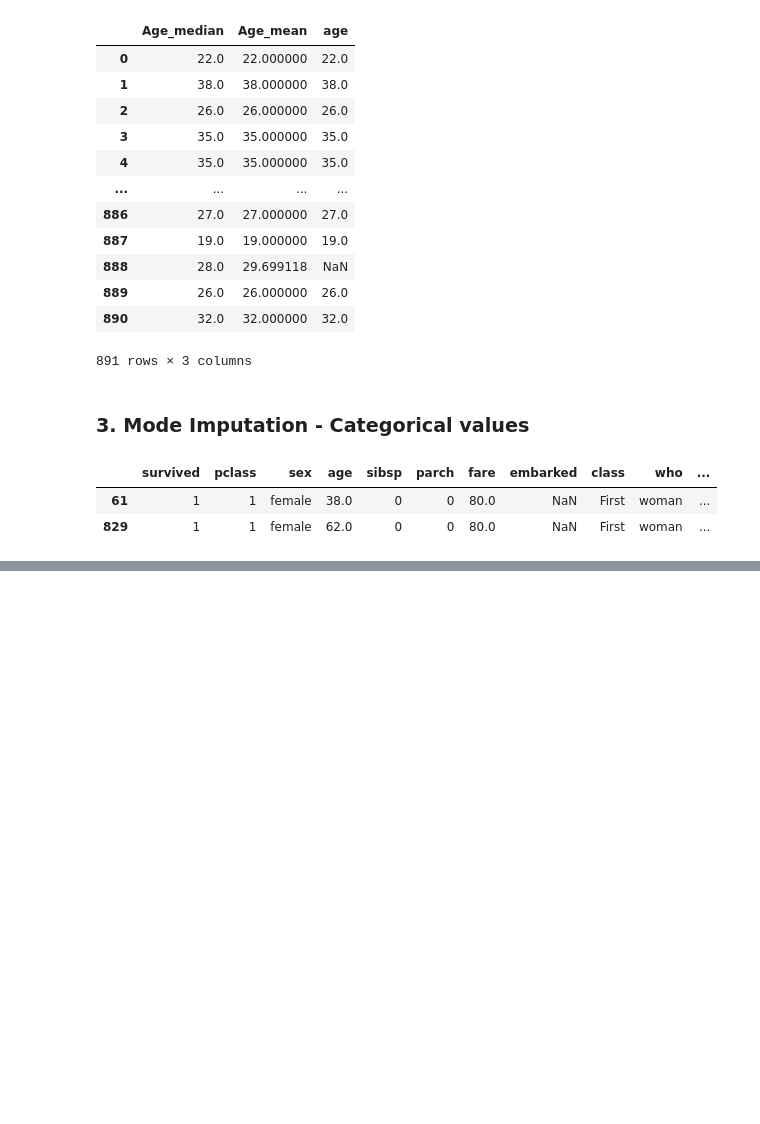
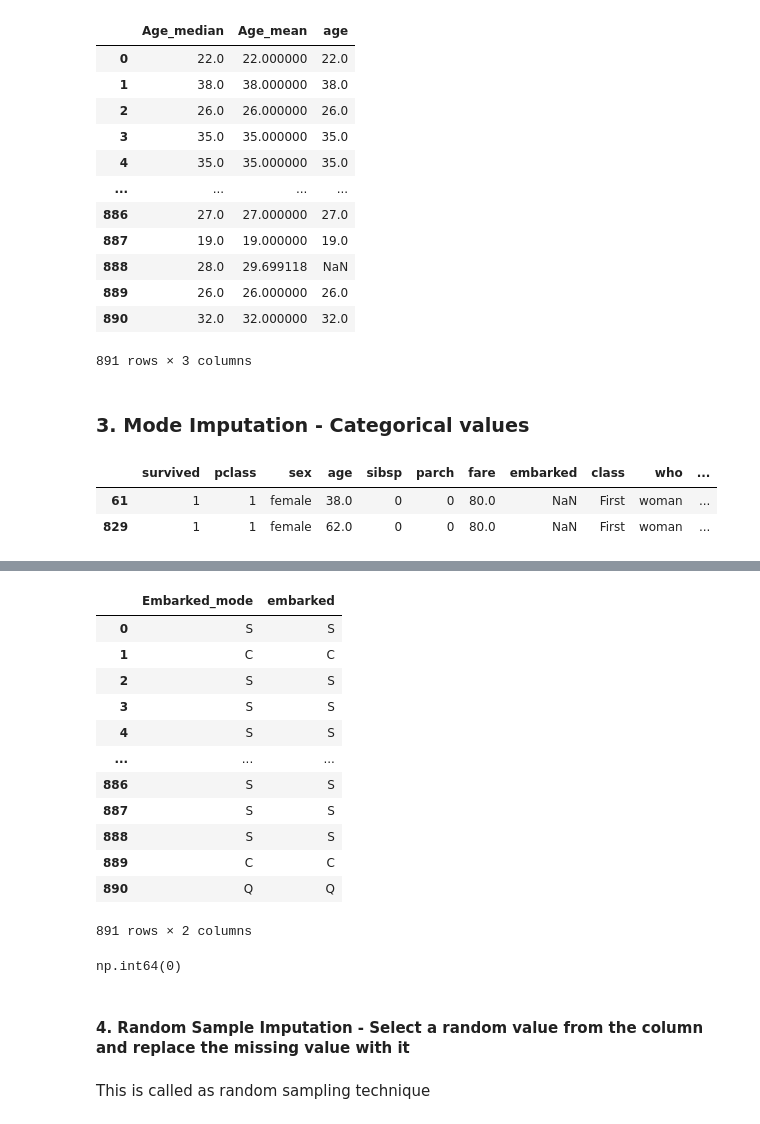
Before and after one commit to Krish-tech-007/Feature-Engineering, a Jupyter notebook: 1.0 - Handling Missing Values.ipynb, the cells around one changed output, grey strips where cells are left out. Cells and saved outputs as stored; diff of their text form; code cells hidden in the pictures; blank space fills up the shorter version.

```diff
--- a/1.0 - Handling Missing Values.ipynb
+++ b/1.0 - Handling Missing Values.ipynb
@@ -174,0 +197,29 @@ df[df['embarked'].isnull()]
+# %%
+## Finding the most frequent value
+mode_value = df[df['embarked'].notna()]['embarked'].mode()[0]
+# %%
+df['Embarked_mode'] = df['embarked'].fillna(mode_value)
+# %%
+df[['Embarked_mode','embarked']]
+# %% [output]
+|  | Embarked_mode | embarked |
+| 0 | S | S |
+| 1 | C | C |
+| 2 | S | S |
+| 3 | S | S |
+| 4 | S | S |
+| ... | ... | ... |
+| 886 | S | S |
+| 887 | S | S |
+| 888 | S | S |
+| 889 | C | C |
+| 890 | Q | Q |
+891 rows × 2 columns
+# %%
+df['Embarked_mode'].isnull().sum()
+# %% [output]
+np.int64(0)
+# %% [markdown]
+#### 4. Random Sample Imputation - Select a random value from the column and replace the missing value with it
+# %% [markdown]
+This is called as random sampling technique
```
Also changed, not shown: parts of 2 cells of this notebook.
